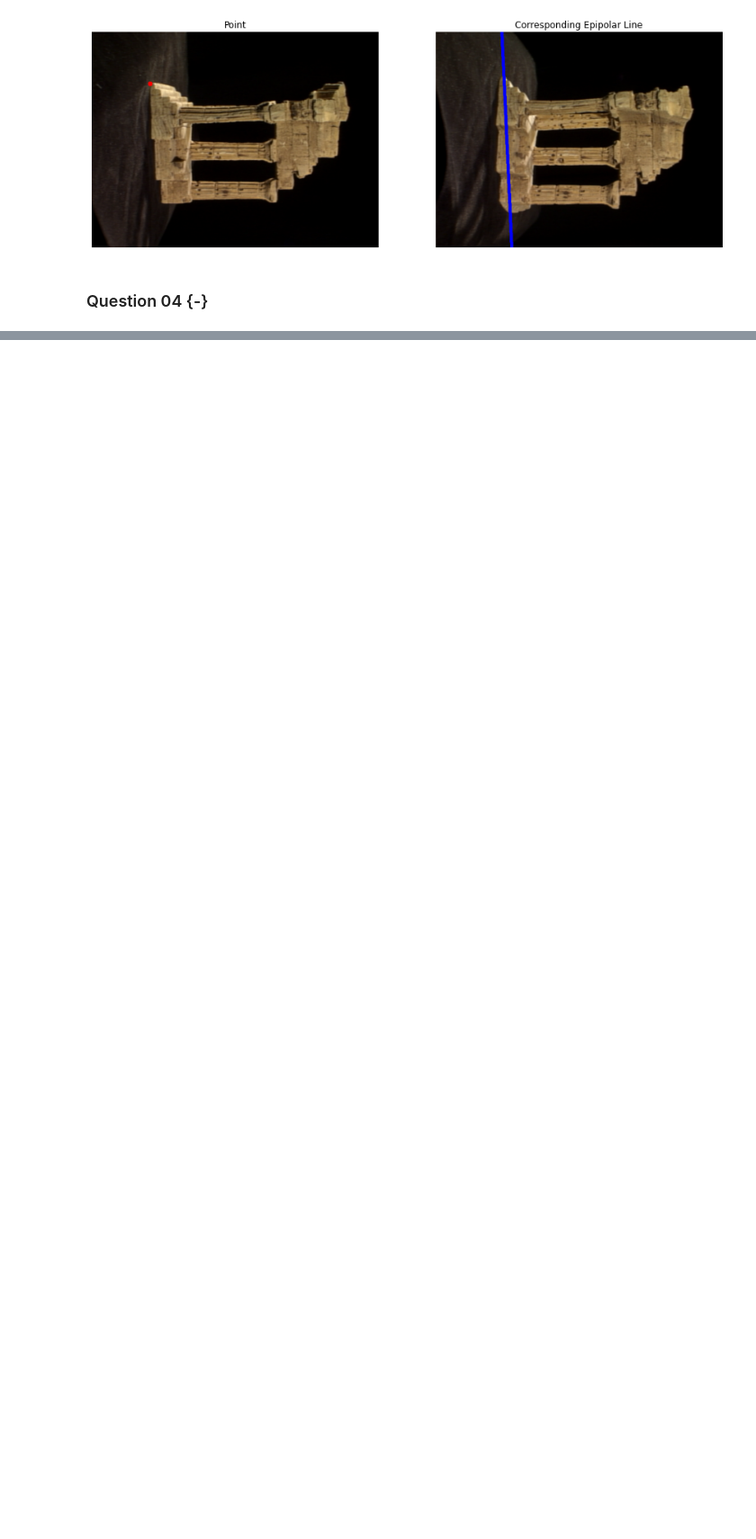
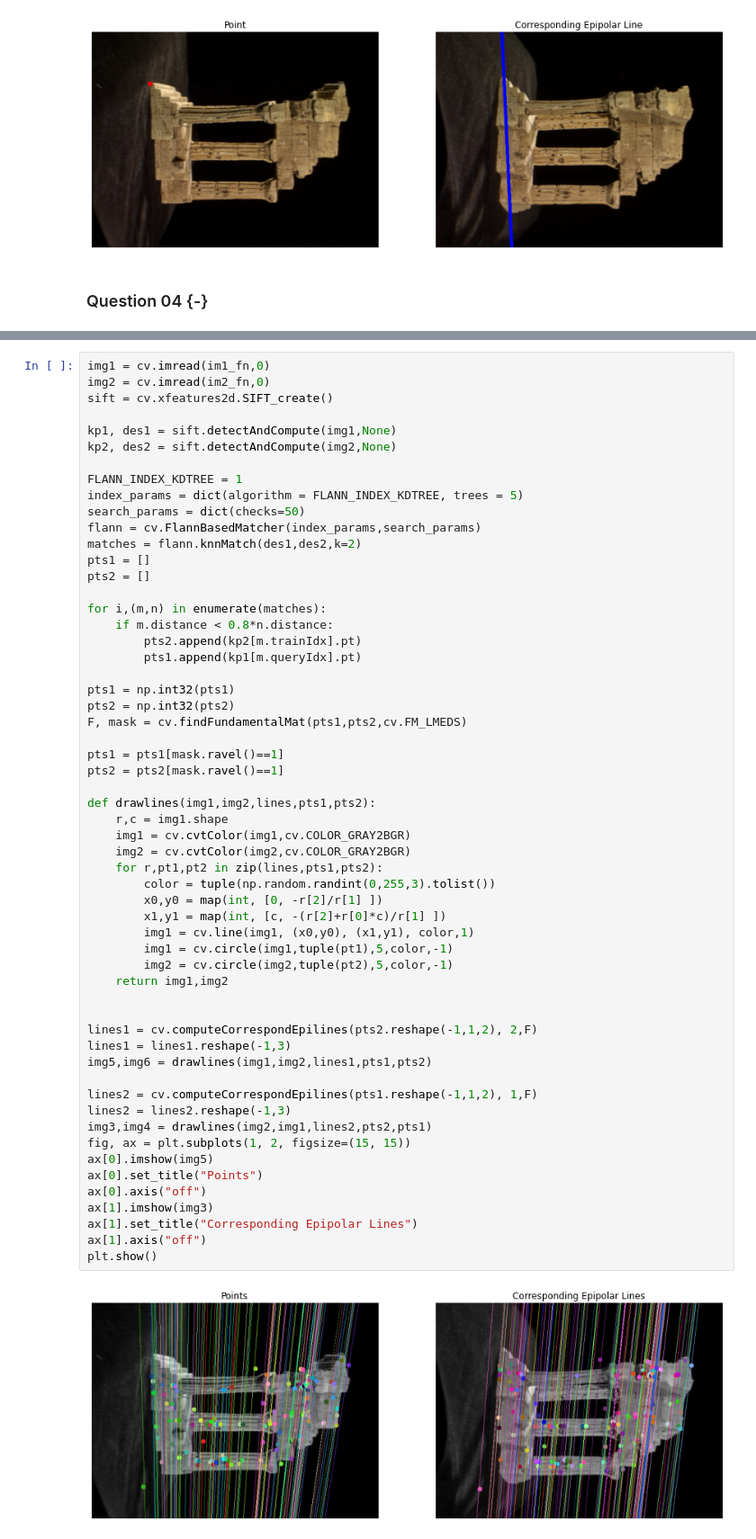
Before and after one commit to dakshinatharindu/Image-Processing, a Jupyter notebook: Excercise-08/190622R_excercise_08.ipynb, the cells around one changed output, grey strips where cells are left out. Shown at 90% size. Saved outputs shown, nothing was run; the diff lists cells and outputs as text; blank space fills up the shorter version.

```diff
--- a/Excercise-08/190622R_excercise_08.ipynb
+++ b/Excercise-08/190622R_excercise_08.ipynb
@@ -138,0 +143,59 @@ plt.show()
+# %%
+img1 = cv.imread(im1_fn,0)
+img2 = cv.imread(im2_fn,0)
+sift = cv.xfeatures2d.SIFT_create()
+
+kp1, des1 = sift.detectAndCompute(img1,None)
+kp2, des2 = sift.detectAndCompute(img2,None)
+
+FLANN_INDEX_KDTREE = 1
+index_params = dict(algorithm = FLANN_INDEX_KDTREE, trees = 5)
+search_params = dict(checks=50)
+flann = cv.FlannBasedMatcher(index_params,search_params)
+matches = flann.knnMatch(des1,des2,k=2)
+pts1 = []
+pts2 = []
+
+for i,(m,n) in enumerate(matches):
+    if m.distance < 0.8*n.distance:
+        pts2.append(kp2[m.trainIdx].pt)
+        pts1.append(kp1[m.queryIdx].pt)
+
+pts1 = np.int32(pts1)
+pts2 = np.int32(pts2)
+F, mask = cv.findFundamentalMat(pts1,pts2,cv.FM_LMEDS)
+
+pts1 = pts1[mask.ravel()==1]
+pts2 = pts2[mask.ravel()==1]
+
+def drawlines(img1,img2,lines,pts1,pts2):
+    r,c = img1.shape
+    img1 = cv.cvtColor(img1,cv.COLOR_GRAY2BGR)
+    img2 = cv.cvtColor(img2,cv.COLOR_GRAY2BGR)
+    for r,pt1,pt2 in zip(lines,pts1,pts2):
+        color = tuple(np.random.randint(0,255,3).tolist())
+        x0,y0 = map(int, [0, -r[2]/r[1] ])
+        x1,y1 = map(int, [c, -(r[2]+r[0]*c)/r[1] ])
+        img1 = cv.line(img1, (x0,y0), (x1,y1), color,1)
+        img1 = cv.circle(img1,tuple(pt1),5,color,-1)
+        img2 = cv.circle(img2,tuple(pt2),5,color,-1)
+    return img1,img2
+
+
+lines1 = cv.computeCorrespondEpilines(pts2.reshape(-1,1,2), 2,F)
+lines1 = lines1.reshape(-1,3)
+img5,img6 = drawlines(img1,img2,lines1,pts1,pts2)
+
+lines2 = cv.computeCorrespondEpilines(pts1.reshape(-1,1,2), 1,F)
+lines2 = lines2.reshape(-1,3)
+img3,img4 = drawlines(img2,img1,lines2,pts2,pts1)
+fig, ax = plt.subplots(1, 2, figsize=(15, 15))
+ax[0].imshow(img5)
+ax[0].set_title("Points")
+ax[0].axis("off")
+ax[1].imshow(img3)
+ax[1].set_title("Corresponding Epipolar Lines")
+ax[1].axis("off")
+plt.show()
+# %% [output]
+[figure, added]
```
Also changed, not shown: parts of 3 cells of this notebook, 2 other files.
